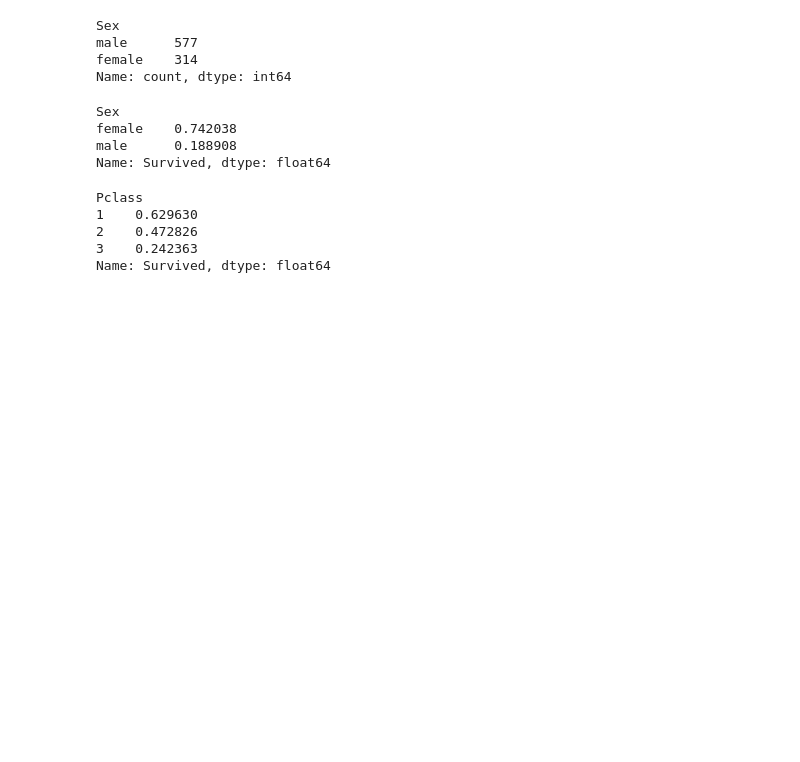
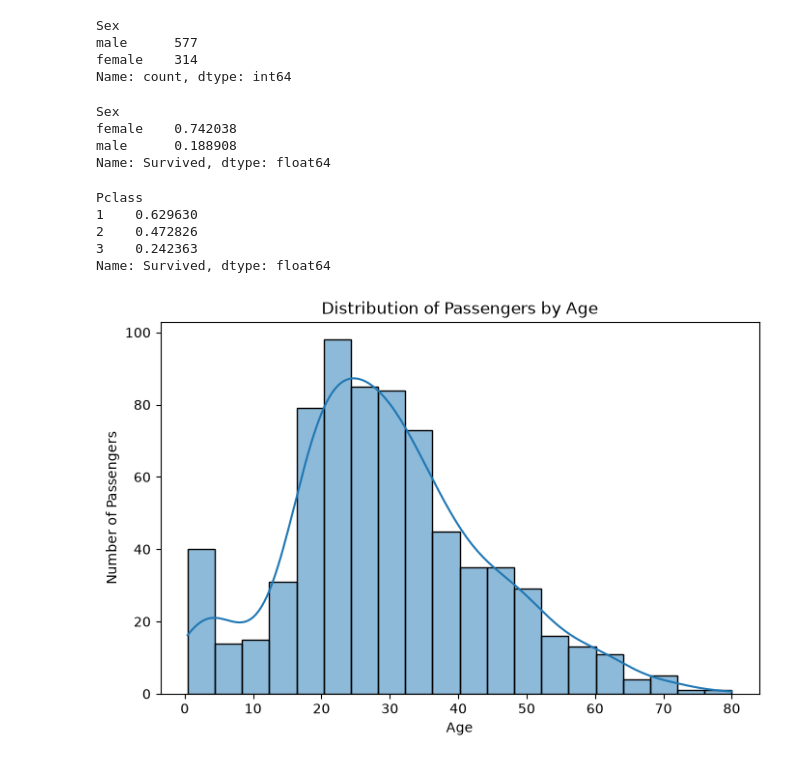
Before and after one commit to SumaiyaaRq/eda-projects, a Jupyter notebook: Titanic_EDA.ipynb, the cells around one changed output. Saved outputs shown, nothing was run; the diff lists cells and outputs as text; code cells hidden in the pictures; blank space fills up the shorter version.

Commit message:
Age distribution of passengers

```diff
--- a/Titanic_EDA.ipynb
+++ b/Titanic_EDA.ipynb
@@ -197,3 +187,23 @@ Pclass
 2    0.472826
 3    0.242363
 Name: Survived, dtype: float64
+# %%
+# ==========================================
+# Question:
+# What is the distribution of passengers by age?
+# ==========================================
+
+plt.figure(figsize=(8, 5))
+
+sns.histplot(data=df,x='Age', bins=20 , kde=True)
+
+plt.title('Distribution of Passengers by Age')
+plt.xlabel('Age')
+plt.ylabel('Number of Passengers')
+plt.show()
+
+
+# Observation:
+# The age distribution is concentrated between 20 and 40 years, indicating that most passengers were young to middle-aged adults. There are relatively fewer children and elderly passengers. The distribution is right-skewed, with a longer tail extending toward higher ages, showing that older passengers were less common.
+# %% [output]
+[figure, added]
```
Also changed, not shown: parts of 2 cells of this notebook.
